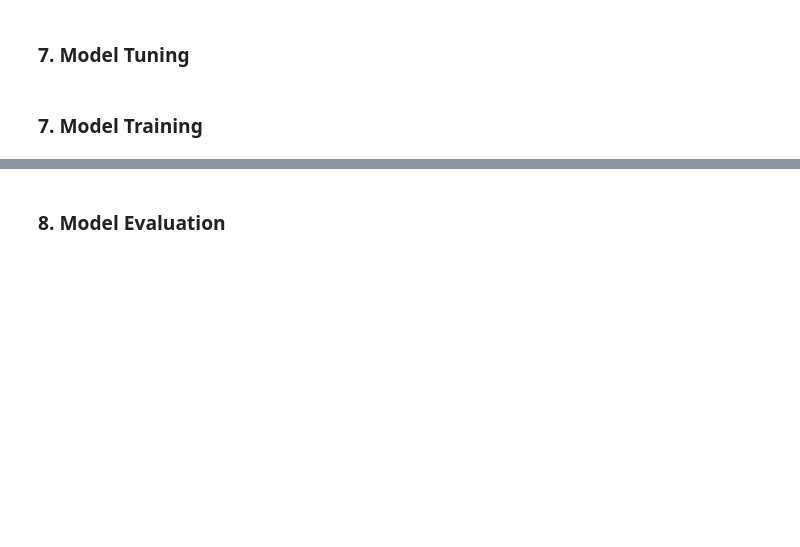
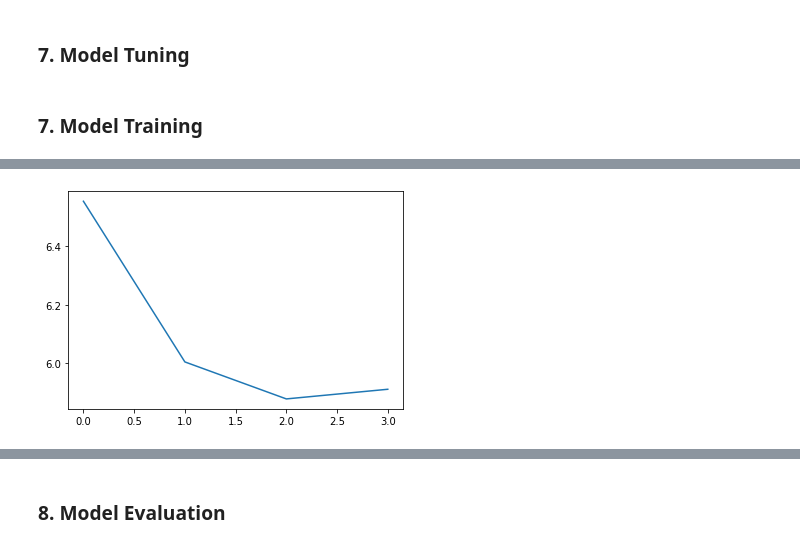
Before and after one commit to juliacalvo/generative-chatbot, a Jupyter notebook: ChatBot.ipynb, the cells around one changed output, grey strips where cells are left out. Saved outputs shown, nothing was run; the diff lists cells and outputs as text; code cells hidden in the pictures; blank space fills up the shorter version.

```diff
--- a/ChatBot.ipynb
+++ b/ChatBot.ipynb
@@ -483,0 +510,3 @@ for pair in pairs[:10]:
+# %%
+for pair in pairs[:10]:
+    print(pair)
@@ -483,0 +524,3 @@ for pair in pairs[:10]:
+# %%
+tr_value = int(len(pairs) / 100 * 80)
+val_value = int(len(pairs) / 100 * 90)
@@ -874,55 +1046,66 @@ Model configuration variables.
 # %%
 # Configure models
-model_name = 'model'
-attn_model = 'dot'
+model_names = ['RNN_With_Attention', 'RNN_Without_Attention']
+attn_model = ['dot', 'none']
 #attn_model = 'general'
 #attn_model = 'concat'
 hidden_size = 500
 encoder_n_layers = 2
 decoder_n_layers = 2
 dropout = 0.1
-batch_size = 64
+batch_size = 32
 
 save_dir = os.path.join(data, "checkpoints")
 save_dir
+
+# Configure training/optimization
+clip = 50.0
+teacher_forcing_ratio = 1.0
+learning_rate = 0.0005
+decoder_learning_ratio = 5.0
+n_iteration = 20000
+validate_every = 5000
 # %%
-print('Building encoder and decoder ...')
-# Initialize word embeddings
-embedding = nn.Embedding(voc.num_words, hidden_size)
+idx = 0
+for model_name in model_names:
 
-encoder = EncoderRNN(hidden_size, embedding, encoder_n_layers, dropout)
-decoder = LuongAttnDecoderRNN(attn_model, embedding, hidden_size, voc.num_words, decoder_n_layers, dropout)
+    print('Initialising ' + model_name.replace("_", " ") + ' ...')
 
-# Use appropriate device
-encoder = encoder.to(device)
-decoder = decoder.to(device)
-print('Models built and ready to go!')
 
-# Configure training/optimization
-clip = 50.0
-teacher_forcing_ratio = 1.0
-learning_rate = 0.0001
-decoder_learning_ratio = 5.0
-n_iteration = 20000
-print_every = 1000
-save_every = 5000
+    print('Building encoder and decoder ...')
+    # Initialize word embeddings
+    embedding = nn.Embedding(voc.num_words, hidden_size)
 
-# Ensure dropout layers are in train mode
-encoder.train()
-decoder.train()
+    encoder = EncoderRNN(hidden_size, embedding, encoder_n_layers, dropout)
+    decoder = DecoderRNN(attn_model[idx], embedding, hidden_size, voc.num_words, decoder_n_layers, dropout)
+    idx +=1
+    # Use appropriate device
+    encoder = encoder.to(device)
+    decoder = decoder.to(device)
 
-# Initialize optimizers
-print('Building optimizers ...')
-encoder_optimizer = optim.Adam(encoder.parameters(), lr=learning_rate)
-decoder_optimizer = optim.Adam(decoder.parameters(), lr=learning_rate * decoder_learning_ratio)
+    # Ensure dropout layers are in train mode
+    encoder.train()
+    decoder.train()
 
-# If you have cuda, configure cuda to call
-for state in encoder_optimizer.state.values():
-    for k, v in state.items():
-        if isinstance(v, torch.Tensor):
-            state[k] = v.cuda()
+    # Initialize optimizers
+    print('Building optimizers ...')
+    encoder_optimizer = optim.Adam(encoder.parameters(), lr=learning_rate)
+    decoder_optimizer = optim.Adam(decoder.parameters(), lr=learning_rate * decoder_learning_ratio)
 
-for state in decoder_optimizer.state.values():
-    for k, v in state.items():
-        if isinstance(v, torch.Tensor):
-            state[k] = v.cuda()
+    # If you have cuda, configure cuda to call
+    for state in encoder_optimizer.state.values():
+        for k, v in state.items():
+            if isinstance(v, torch.Tensor):
+                state[k] = v.cuda()
+
+    for state in decoder_optimizer.state.values():
+        for k, v in state.items():
+            if isinstance(v, torch.Tensor):
+                state[k] = v.cuda()
+
+    # Run training iterations
+    print("Started Training ...")
+    trainIters(model_name, voc, train_pairs, validation_pairs, encoder, decoder, encoder_optimizer, decoder_optimizer,
+            embedding, encoder_n_layers, decoder_n_layers, hidden_size, save_dir, n_iteration, batch_size,
+            validate_every, clip, corpus_name, teacher_forcing_ratio)
+# %% [output]
@@ -928,0 +1130 @@ for state in decoder_optimizer.state.values():
+[figure, added]
```
Also changed, not shown: parts of 27 cells of this notebook.
